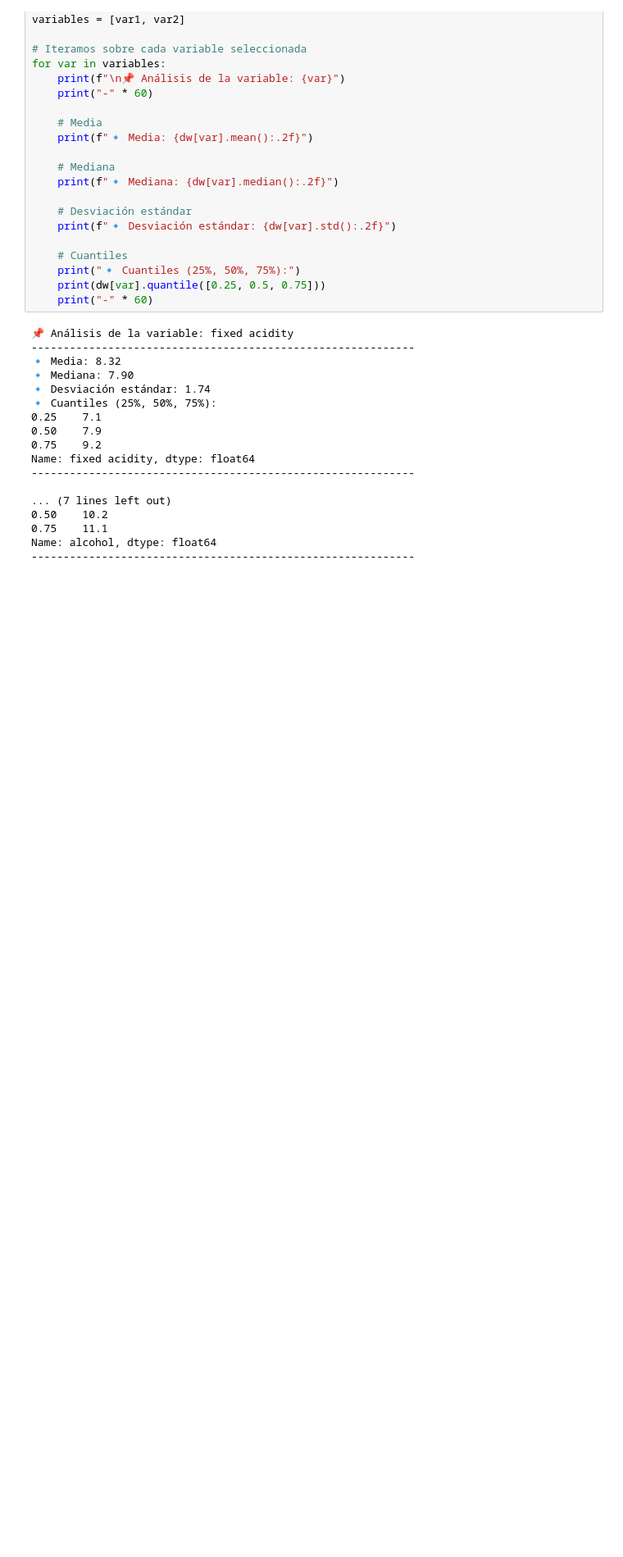
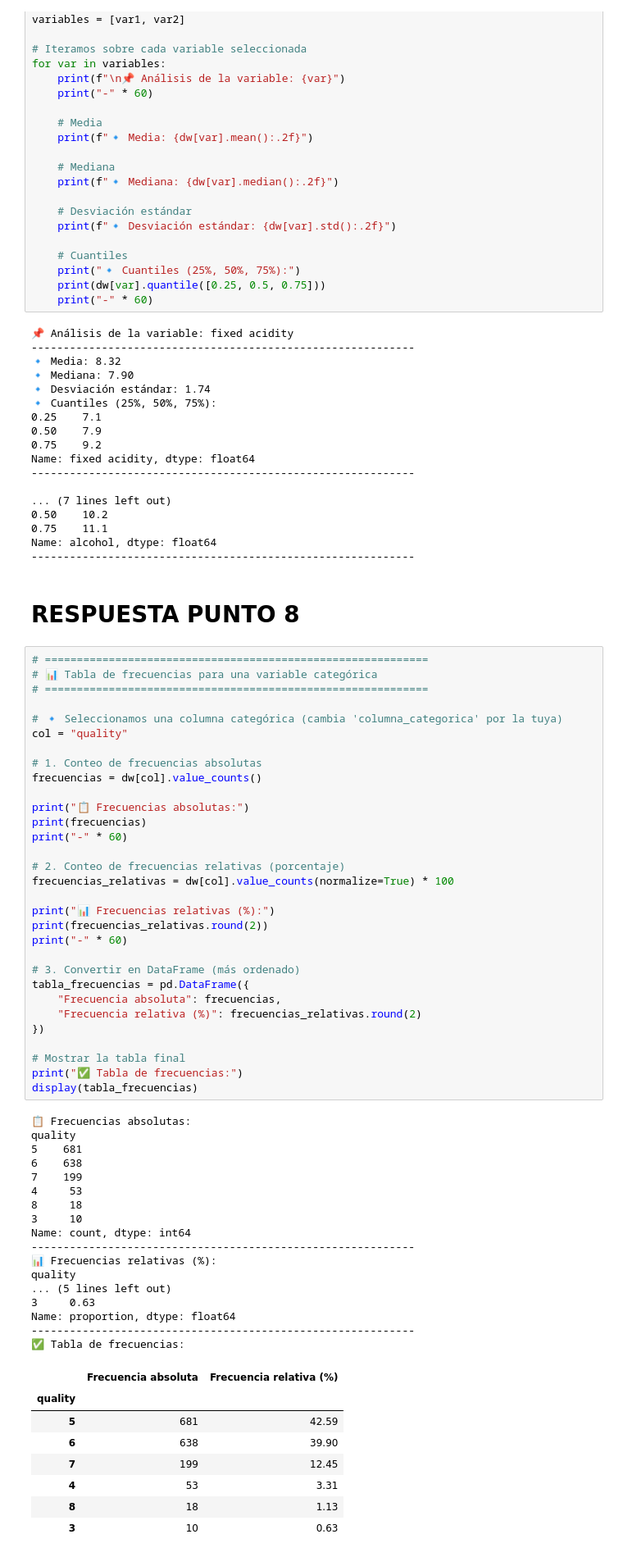
Before and after one commit to DanielFLeonC/sistemas-avanzados-de-produccion, a Jupyter notebook: aguirre_fabian_leon_daniel_garcia_jonathan_diaz_mercy.ipynb, the cells around one changed output. Shown at 82% size. Saved outputs shown, nothing was run; the diff lists cells and outputs as text; blank space fills up the shorter version.

```diff
--- a/aguirre_fabian_leon_daniel_garcia_jonathan_diaz_mercy.ipynb
+++ b/aguirre_fabian_leon_daniel_garcia_jonathan_diaz_mercy.ipynb
@@ -1220,3 +1223,62 @@ Name: fixed acidity, dtype: float64
 0.75    11.1
 Name: alcohol, dtype: float64
 ------------------------------------------------------------
+# %% [markdown]
+# **RESPUESTA PUNTO 8**
+# %%
+# ============================================================
+# 📊 Tabla de frecuencias para una variable categórica
+# ============================================================
+
+# 🔹 Seleccionamos una columna categórica (cambia 'columna_categorica' por la tuya)
+col = "quality"
+
+# 1. Conteo de frecuencias absolutas
+frecuencias = dw[col].value_counts()
+
+print("📋 Frecuencias absolutas:")
+print(frecuencias)
+print("-" * 60)
+
+# 2. Conteo de frecuencias relativas (porcentaje)
+frecuencias_relativas = dw[col].value_counts(normalize=True) * 100
+
+print("📊 Frecuencias relativas (%):")
+print(frecuencias_relativas.round(2))
+print("-" * 60)
+
+# 3. Convertir en DataFrame (más ordenado)
+tabla_frecuencias = pd.DataFrame({
+    "Frecuencia absoluta": frecuencias,
+    "Frecuencia relativa (%)": frecuencias_relativas.round(2)
+})
+
+# Mostrar la tabla final
+print("✅ Tabla de frecuencias:")
+display(tabla_frecuencias)
+# %% [output]
+📋 Frecuencias absolutas:
+quality
+5    681
+6    638
+7    199
+4     53
+8     18
+3     10
+Name: count, dtype: int64
+------------------------------------------------------------
+📊 Frecuencias relativas (%):
+quality
+... (5 lines left out)
+3     0.63
+Name: proportion, dtype: float64
+------------------------------------------------------------
+✅ Tabla de frecuencias:
+|  | Frecuencia absoluta | Frecuencia relativa (%) |
+| quality |  |  |
+| 5 | 681 | 42.59 |
+| 6 | 638 | 39.90 |
+| 7 | 199 | 12.45 |
+| 4 | 53 | 3.31 |
+| 8 | 18 | 1.13 |
+| 3 | 10 | 0.63 |
```
Also changed, not shown: parts of 2 cells of this notebook.
